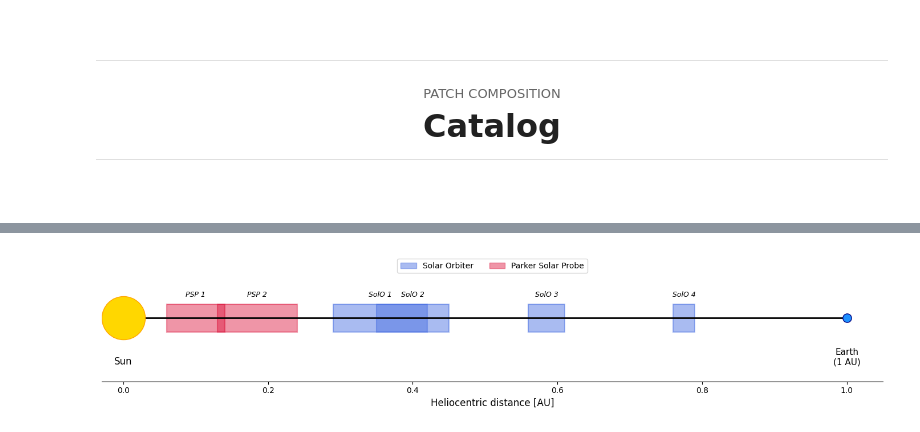
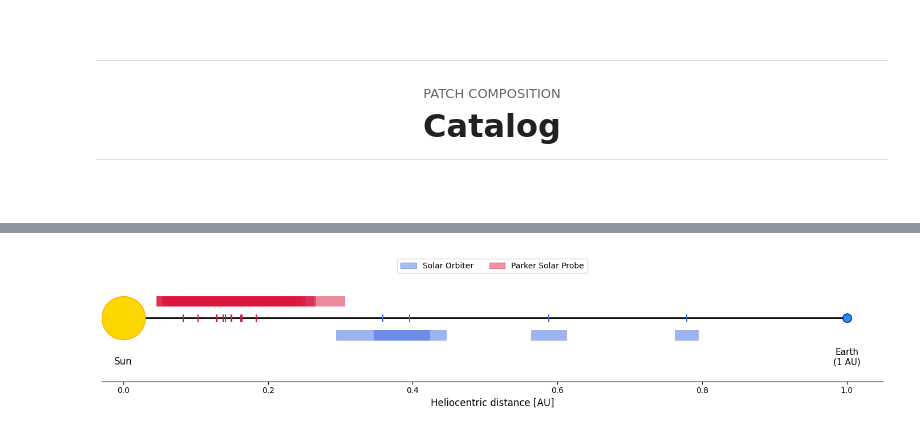
Before and after one commit to TristanVrg/patch-composition, a Jupyter notebook: catalog.ipynb, the cells around one changed output, grey strips where cells are left out. Drawn from its saved outputs; the diff is of its cells as text; code cells hidden in the pictures.

Commit message:
Modification catalogue

```diff
--- a/catalog.ipynb
+++ b/catalog.ipynb
@@ -165,6 +224,4 @@ print(catalog)
 # %%
-catalog_path = "patch_catalog.nc"
+file_path = "patches_catalog.nc"
 
-ds = xr.open_dataset(catalog_path)
-
-print(ds)
+ds = xr.open_dataset(file_path).to_dataframe()
@@ -182,7 +228,6 @@ Data variables:
 # %%
 # --- Figure
 fig, ax = plt.subplots(figsize=(14, 3))
-
 
 # --- Main horizontal axis (Sun -> Earth)
 ax.hlines(
@@ -193,54 +238,60 @@ ax.hlines(
     linewidth=2
 )
 
+y_positions = {
+    "Parker Solar Probe": 0.12,
+    "Solar Orbiter": -0.12,
+}
+
+
 # --- Catalog intervals
-for interval in ds.interval.values:
+for _, row in ds.iterrows():
 
-    spacecraft = ds.spacecraft.sel(interval=interval).item()
+    spacecraft = row["spacecraft"]
 
-    rmin = ds.r_min.sel(interval=interval).item()
-    rmax = ds.r_max.sel(interval=interval).item()
+    rmin = row["r_min"]
+    rmax = row["r_max"]
+
+    y = y_positions[spacecraft]
 
     if spacecraft == "Solar Orbiter":
-
         color = "royalblue"
 
     elif spacecraft == "Parker Solar Probe":
-
         color = "crimson"
 
     else:
-
         raise ValueError(
             f"Unknown spacecraft: {spacecraft}"
         )
 
 
-    # Interval
+    # --- Interval
     rect = Rectangle(
-        (rmin, -0.1),
+        (rmin, y - 0.035),
         rmax - rmin,
-        0.2,
+        0.07,
         facecolor=color,
         edgecolor=color,
-        alpha=0.45,
-        linewidth=1.5
+        alpha=0.5,
+        linewidth=0.5,
     )
 
     ax.add_patch(rect)
 
 
-    # Label
-    ax.text(
-        (rmin + rmax) / 2,
-        0.14,
-        interval,
-        ha="center",
-        va="bottom",
-        fontsize=9,
-        fontstyle="italic",
-        color="black"
+    # --- Center of interval
+    r_center = (rmin + rmax) / 2
+
+    ax.vlines(
+        r_center,
+        ymin=-0.025,
+        ymax=0.025,
+        color=color,
+        linewidth=1.5,
+        zorder=5
     )
+
 
 # --- Sun
 ax.scatter(
@@ -260,6 +311,7 @@ ax.text(
     fontsize=12
 )
 
+
 # --- Earth
 ax.scatter(
     1.0,
@@ -278,6 +330,7 @@ ax.text(
     fontsize=11
 )
 
+
 # --- Formatting
 ax.set_xlim(-0.03, 1.05)
 ax.set_ylim(-0.45, 0.45)
@@ -292,6 +345,7 @@ ax.set_yticks([])
 ax.spines["left"].set_visible(False)
 ax.spines["right"].set_visible(False)
 ax.spines["top"].set_visible(False)
+
 
 # --- Legend
 handles = [
@@ -303,32 +357,33 @@ handles = [
         alpha=0.45
     ),
 
     Rectangle(
         (0, 0),
         1,
         1,
         color="crimson",
         alpha=0.45
     )
 ]
 
 labels = [
     "Solar Orbiter",
     "Parker Solar Probe"
 ]
 
 ax.legend(
     handles,
     labels,
     loc="upper center",
     ncol=2
 )
 
 
 plt.tight_layout()
 
-# plt.savefig("timeline.png",dpi=300,bbox_inches="tight",transparent=True)
+# --- Save figure
+# plt.savefig("catalog_radial_distribution.png",dpi=300,bbox_inches="tight",transparent=True)
 
 plt.show()
 # %% [output]
-[figure, old version]
+[figure, new version]
```
Also changed, not shown: parts of 13 cells of this notebook, 2 other files.
